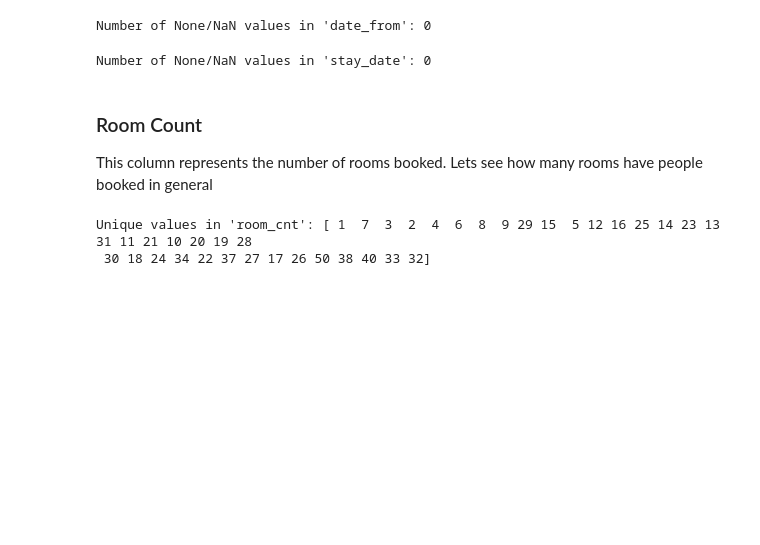
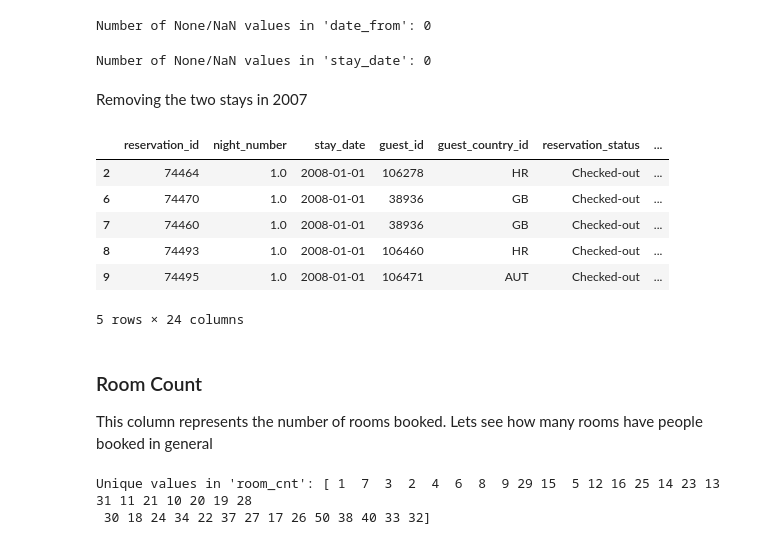
Before and after one commit to usernamenenad/Lumen, a Jupyter notebook: src/borisDataset.ipynb, the cells around one changed output. Cells and saved outputs as stored; diff of their text form; code cells hidden in the pictures; blank space fills up the shorter version.

```diff
--- a/src/borisDataset.ipynb
+++ b/src/borisDataset.ipynb
@@ -96,6 +96,19 @@ none_values_count = dataset['stay_date'].isna().sum()
 print(f"Number of None/NaN values in 'stay_date': {none_values_count}")
 # %% [output]
 Number of None/NaN values in 'stay_date': 0
+# %% [markdown]
+Removing the two stays in 2007
+# %%
+dataset = dataset[dataset['stay_date'].dt.year != 2007]
+dataset.head()
+# %% [output]
+|  | reservation_id | night_number | stay_date | guest_id | guest_country_id | reservation_status | ... |
+| 2 | 74464 | 1.0 | 2008-01-01 | 106278 | HR | Checked-out | ... |
+| 6 | 74470 | 1.0 | 2008-01-01 | 38936 | GB | Checked-out | ... |
+| 7 | 74460 | 1.0 | 2008-01-01 | 38936 | GB | Checked-out | ... |
+| 8 | 74493 | 1.0 | 2008-01-01 | 106460 | HR | Checked-out | ... |
+| 9 | 74495 | 1.0 | 2008-01-01 | 106471 | AUT | Checked-out | ... |
+5 rows × 24 columns
 # %% [markdown]
 ### Room Count
 This column represents the number of rooms booked. Lets see how many rooms have people booked in general
```
Also changed, not shown: parts of 13 cells of this notebook, 2 other files.
